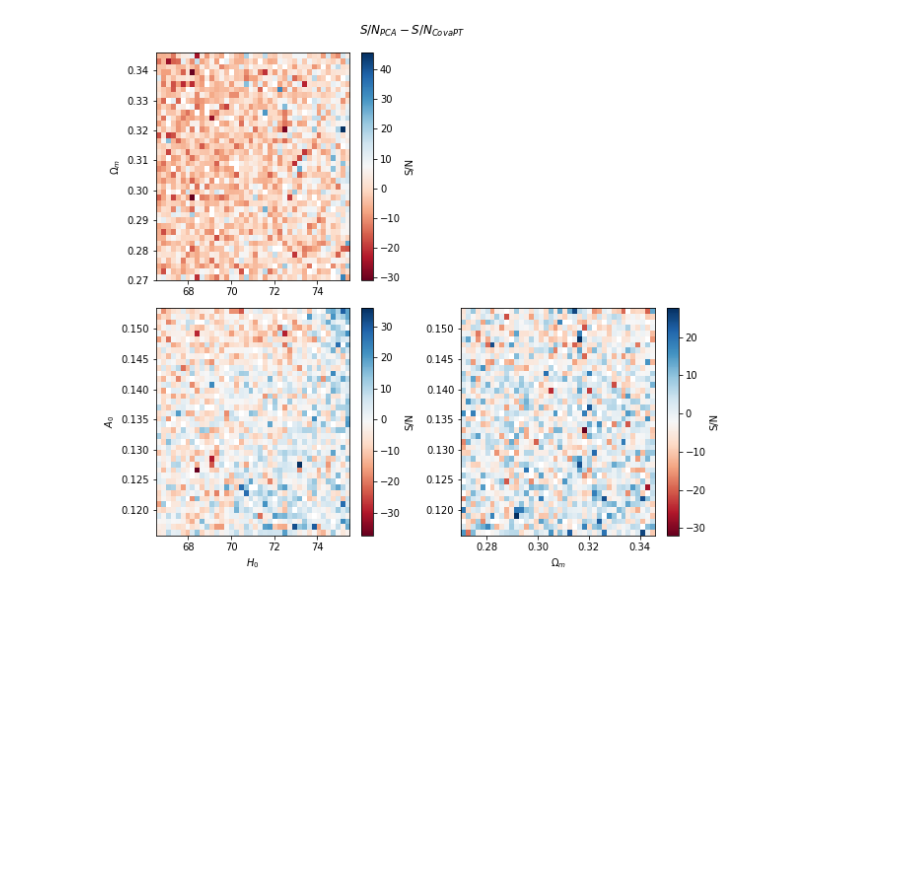
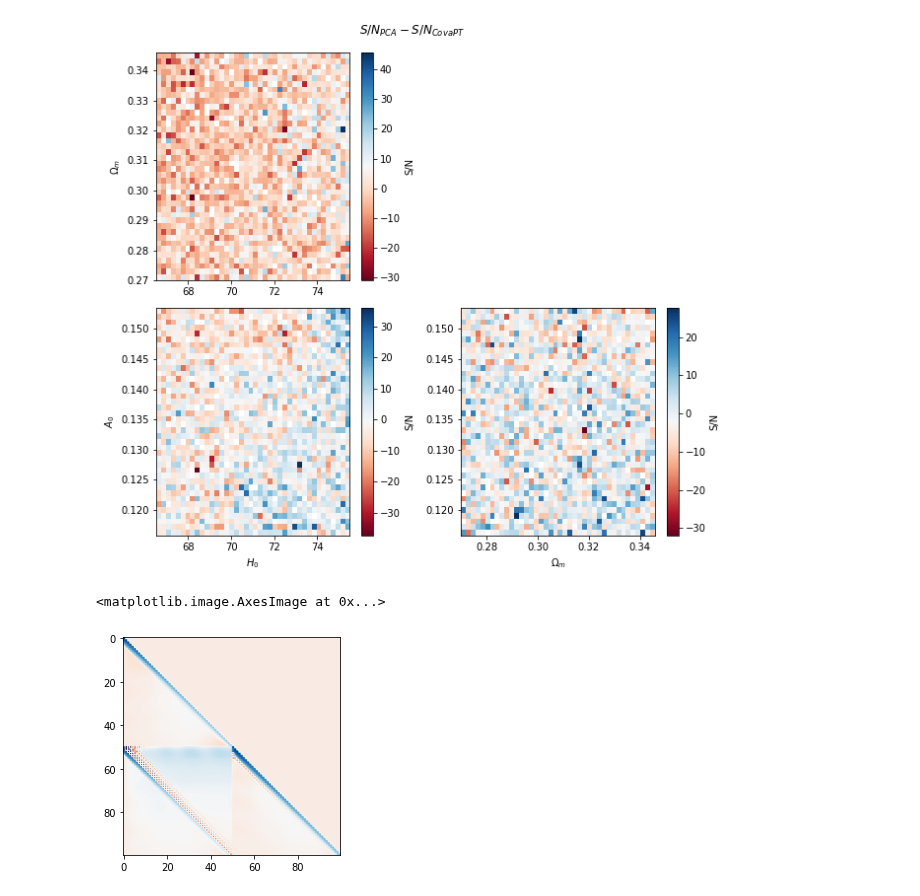
Before and after one commit to jadamo/CovNet, a Jupyter notebook: notebooks/Plot-decomposition-types.ipynb, the cells around one changed output. Drawn from its saved outputs; the diff is of its cells as text; code cells hidden in the pictures; blank space fills up the shorter version.

```diff
--- a/notebooks/Plot-decomposition-types.ipynb
+++ b/notebooks/Plot-decomposition-types.ipynb
@@ -430,3 +430,13 @@ axs[0, 1].axis('off')
 [figure]
 [figure]
 [figure]
+# %%
+idx = np.random.randint(0, N_test)
+params = test_data[idx][0]
+features = net_cholesky(params);    C_cholesky = decoder_cholesky(features.view(1,10)).view(100, 100)
+#C_cholesky = symmetric_log(torch.matmul(symmetric_exp(C_cholesky), torch.t(symmetric_exp(C_cholesky)))).cpu().detach().numpy()
+C_cholesky = C_cholesky.cpu().detach().numpy()
+plt.imshow(C_cholesky, cmap="RdBu")
+# %% [output]
+<matplotlib.image.AxesImage at 0x...>
+[figure, added]
```
Also changed, not shown: parts of 8 cells of this notebook, 3 other files.
